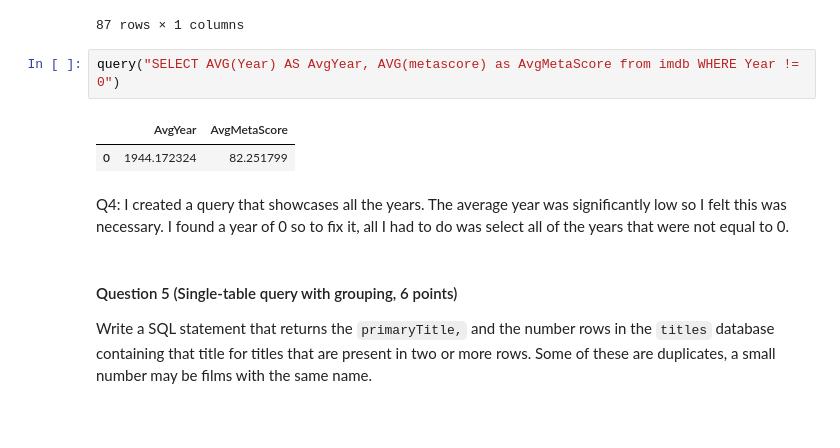
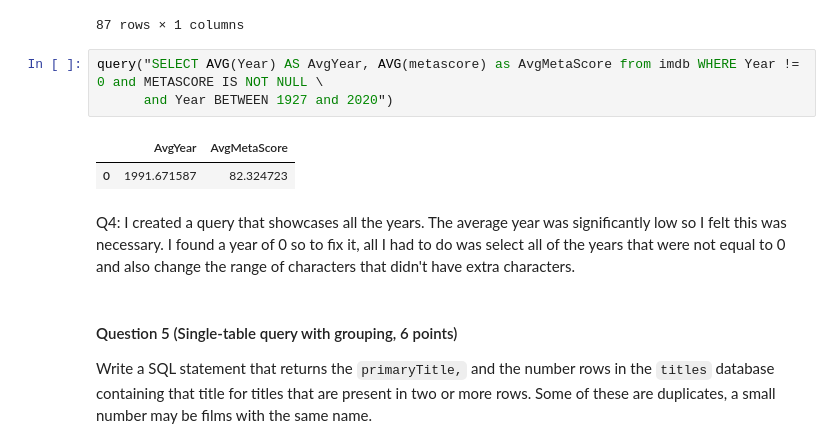
Before and after one commit to giomhern/data119, a Jupyter notebook: homeworks/hw7.ipynb, the cells around one changed output. Cells and saved outputs as stored; diff of their text form; blank space fills up the shorter version.

```diff
--- a/homeworks/hw7.ipynb
+++ b/homeworks/hw7.ipynb
@@ -210,14 +200,16 @@ query("SELECT DISTINCT Year from imdb ORDER BY Year")
 | 86 | III) |
 87 rows × 1 columns
 # %%
-query("SELECT AVG(Year) AS AvgYear, AVG(metascore) as AvgMetaScore from imdb WHERE Year != 0")
+query("SELECT AVG(Year) AS AvgYear, AVG(metascore) as AvgMetaScore from imdb WHERE Year != 0 and METASCORE IS NOT NULL \
+      and Year BETWEEN 1927 and 2020")
 # %% [output]
 |  | AvgYear | AvgMetaScore |
-| 0 | 1944.172324 | 82.251799 |
+| 0 | 1991.671587 | 82.324723 |
 # %% [markdown]
 Q4: I created a query that showcases all the years. The average year was significantly
 low so I felt this was necessary. I found a year of 0 so to fix it, all I had to
-do was select all of the years that were not equal to 0.
+do was select all of the years that were not equal to 0 and also change the range
+of characters that didn't have extra characters.
 # %% [markdown]
 #### Question 5 (Single-table query with grouping, 6 points)
 
```
Also changed, not shown: parts of 5 cells of this notebook.
